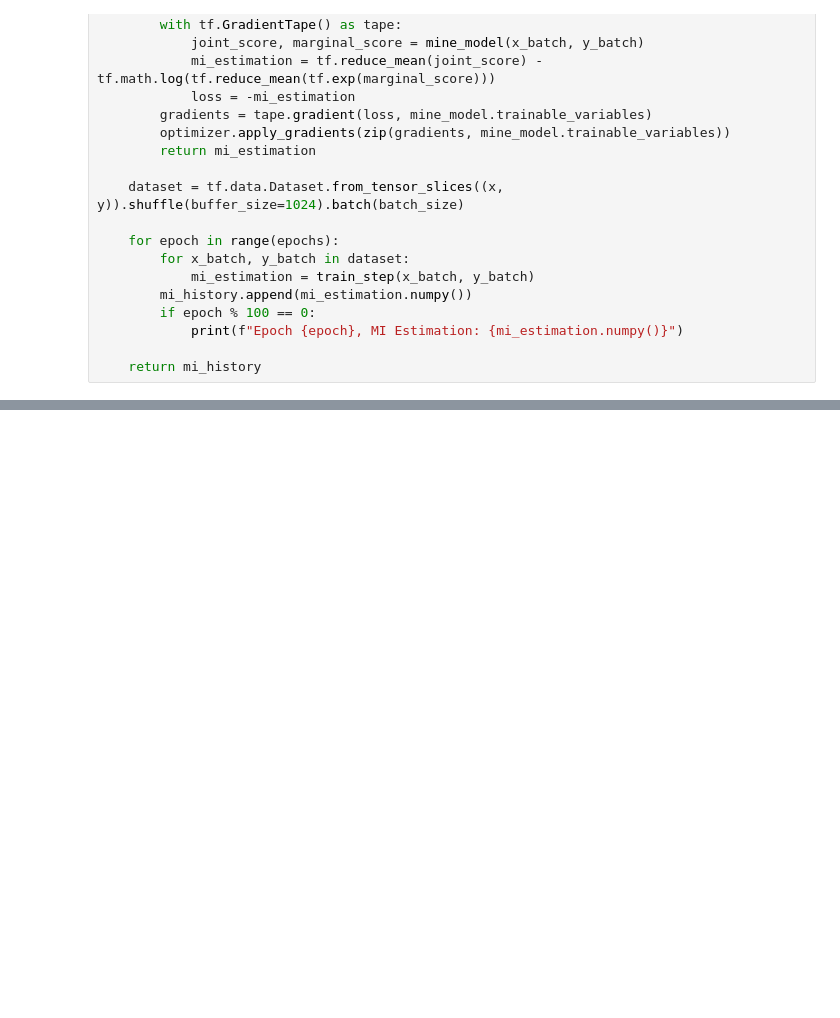
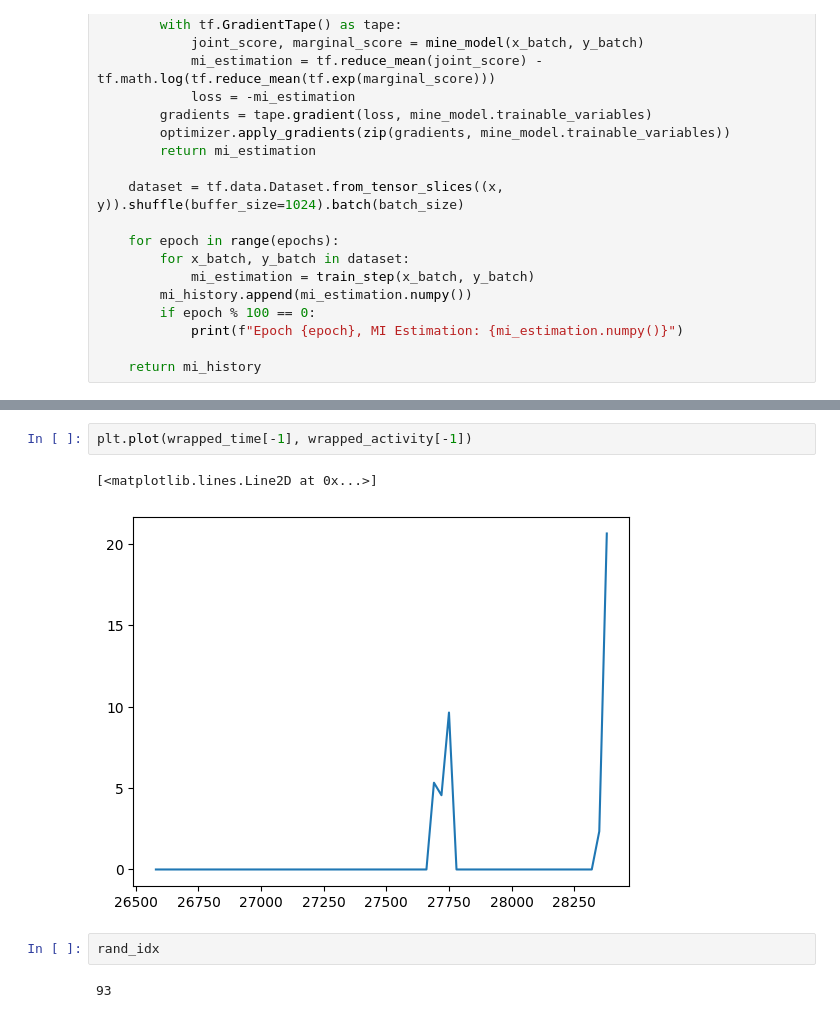
Before and after one commit to Arcascope/pisces, a Jupyter notebook: examples/RGB_Spectrograms/info_gain.ipynb, the cells around one changed output, grey strips where cells are left out. Saved outputs shown, nothing was run; the diff lists cells and outputs as text; blank space fills up the shorter version.

```diff
--- a/examples/RGB_Spectrograms/info_gain.ipynb
+++ b/examples/RGB_Spectrograms/info_gain.ipynb
@@ -157,0 +230,9 @@ Epoch 900, MI Estimation: 0.9776821136474609
+# %%
+plt.plot(wrapped_time[-1], wrapped_activity[-1])
+# %% [output]
+[<matplotlib.lines.Line2D at 0x...>]
+[figure, added]
+# %%
+rand_idx
+# %% [output]
+93
```
Also changed, not shown: parts of 23 cells of this notebook.
